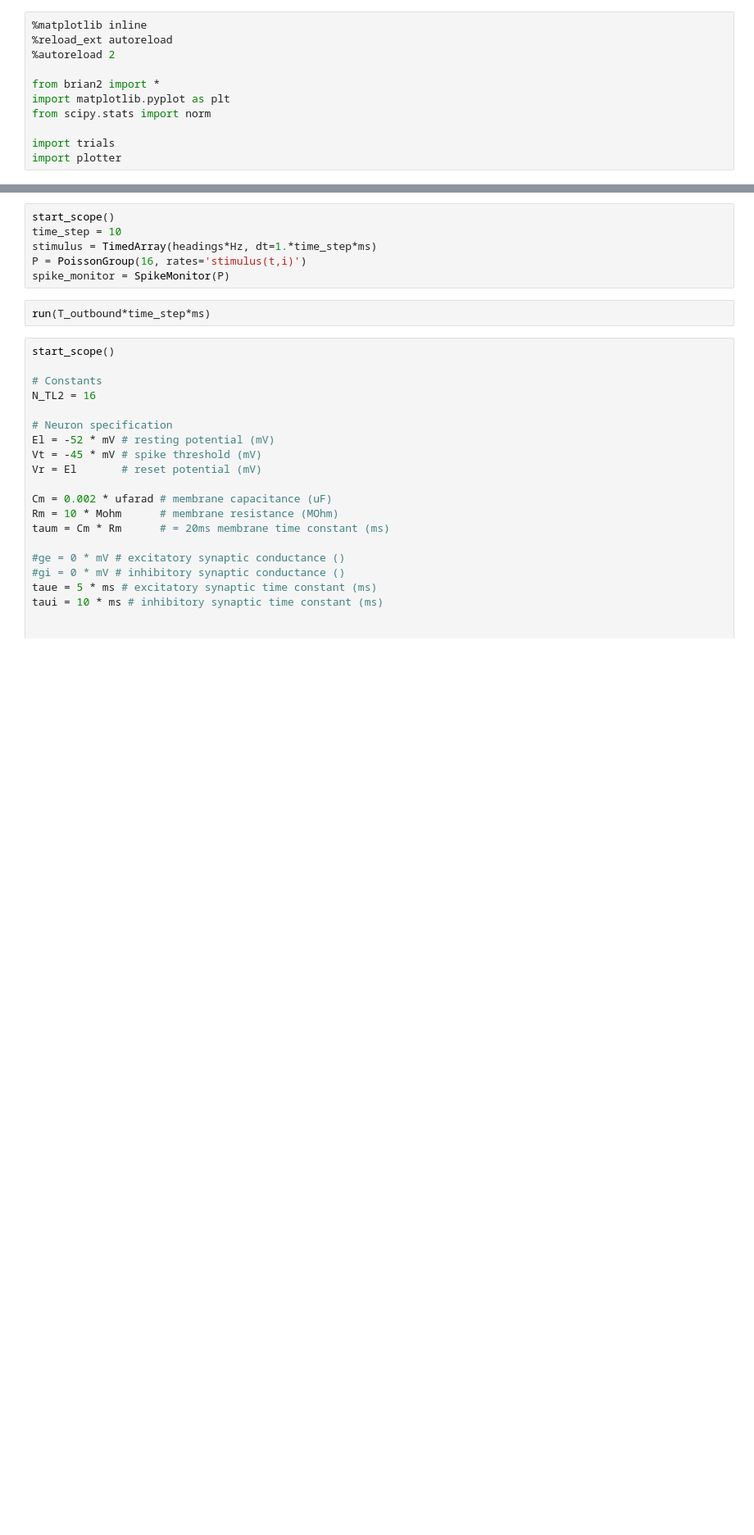
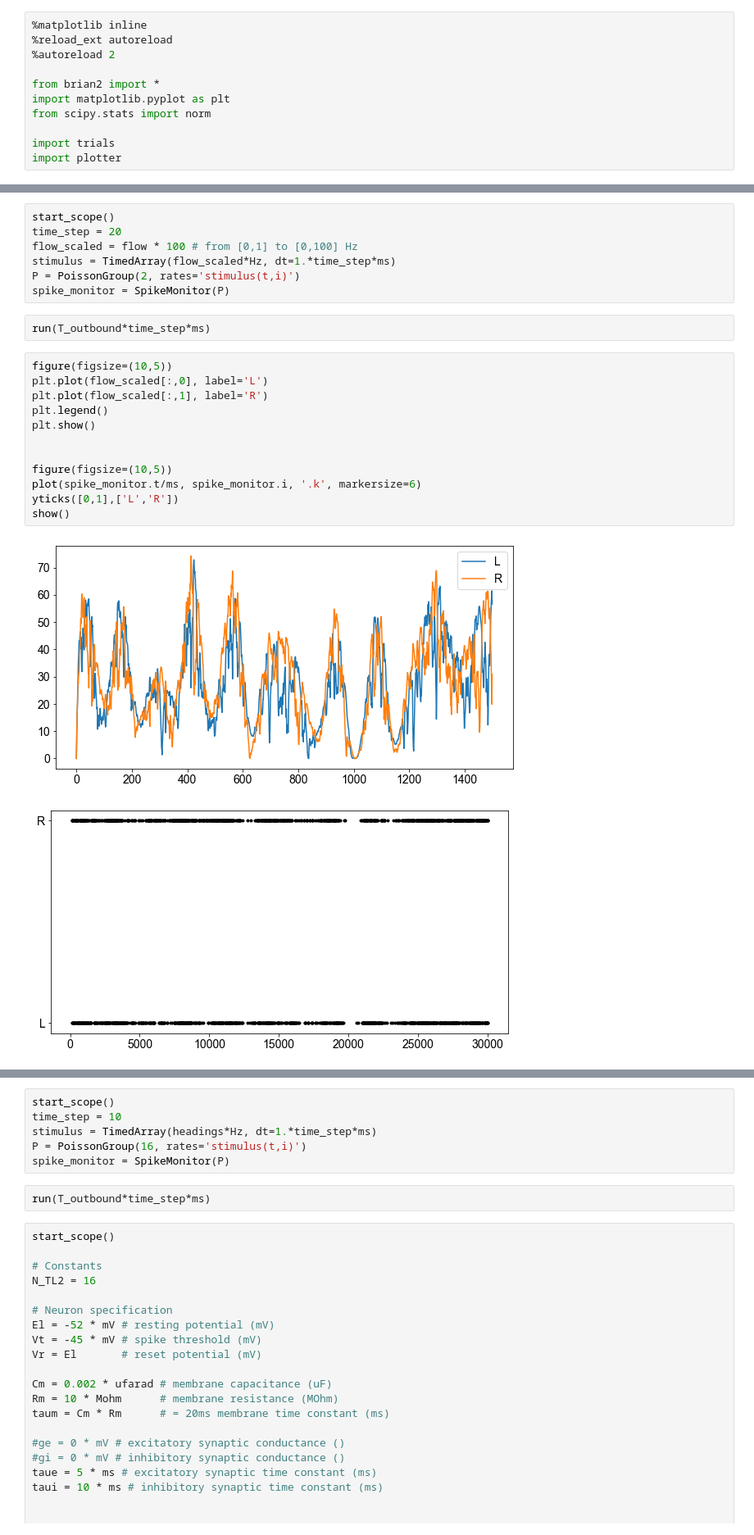
Before and after one commit to filippoferrari/CX_Path_Integration, a Jupyter notebook: notebooks/test_inputs.ipynb, the cells around one changed output, grey strips where cells are left out. Shown: that part at 82% size. Drawn from its saved outputs; the diff is of its cells as text; blank space fills up the shorter version.

```diff
--- a/notebooks/test_inputs.ipynb
+++ b/notebooks/test_inputs.ipynb
@@ -41,0 +90,24 @@ headings = np.tile(headings, 2)
+# %%
+start_scope()
+time_step = 20
+flow_scaled = flow * 100 # from [0,1] to [0,100] Hz
+stimulus = TimedArray(flow_scaled*Hz, dt=1.*time_step*ms)
+P = PoissonGroup(2, rates='stimulus(t,i)')
+spike_monitor = SpikeMonitor(P)
+# %%
+run(T_outbound*time_step*ms)
+# %%
+figure(figsize=(10,5))
+plt.plot(flow_scaled[:,0], label='L')
+plt.plot(flow_scaled[:,1], label='R')
+plt.legend()
+plt.show()
+
+
+figure(figsize=(10,5))
+plot(spike_monitor.t/ms, spike_monitor.i, '.k', markersize=6)
+yticks([0,1],['L','R'])
+show()
+# %% [output]
+[figure, added]
+[figure, added]
```
Also changed, not shown: parts of 4 cells of this notebook.
